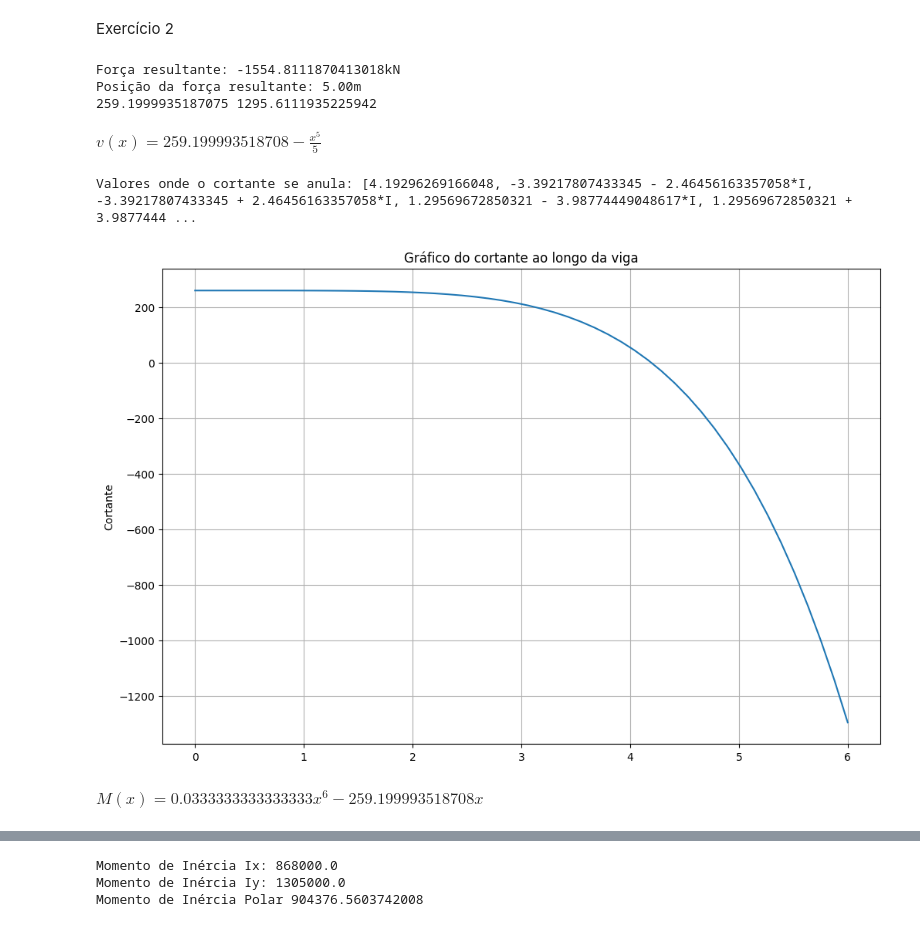
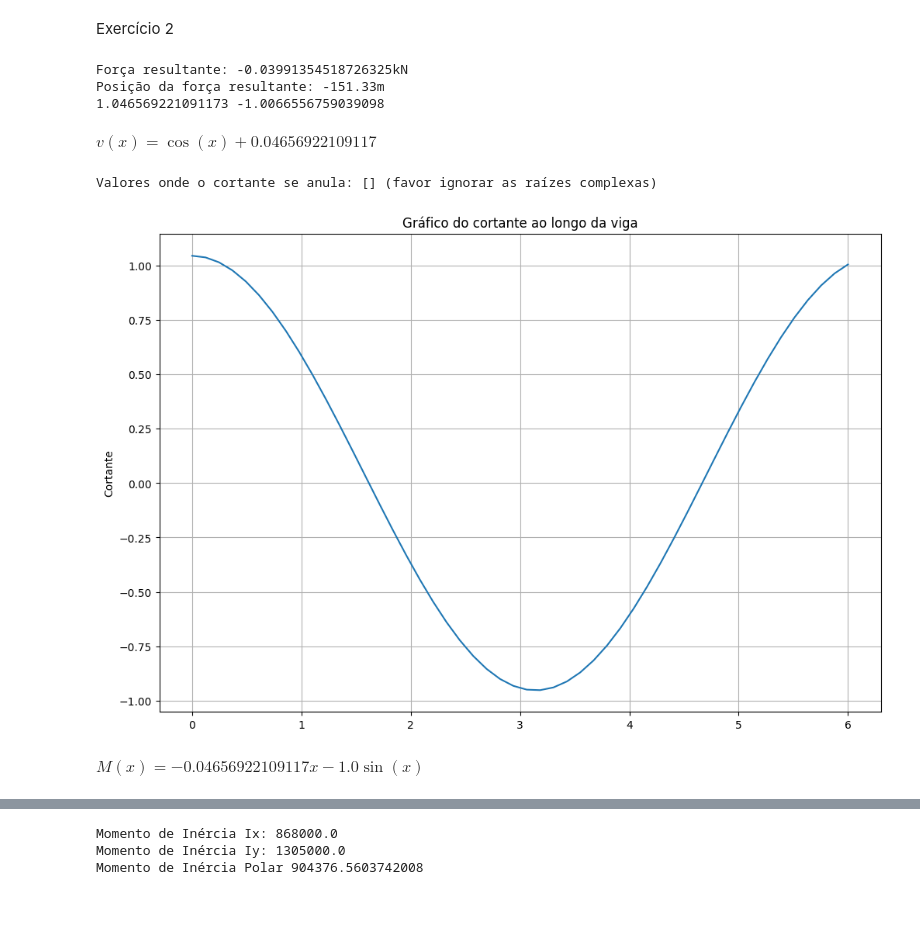
Before and after one commit to Heitor-CC/trabalho1_resmat, a Jupyter notebook: trabalho_resmat.ipynb, the cells around one changed output, grey strips where cells are left out. Saved outputs shown, nothing was run; the diff lists cells and outputs as text; code cells hidden in the pictures.

```diff
--- a/trabalho_resmat.ipynb
+++ b/trabalho_resmat.ipynb
@@ -82,7 +82,7 @@ def reacoesDeApoio2(dist,comp_dist):
 #Acha as reações de apoio e aplica na condição de contorno para a EDO dv/dx = -w(x)
 x = sp.symbols('x')
 v = sp.Function('v')
-w = x**4
+w = sp.sin(x)
 w_lambda = sp.lambdify(x,w,"numpy")
 Va,Vb = reacoesDeApoio2(w_lambda,6)
 print(Va,Vb)
@@ -91,28 +91,28 @@ cortante = sp.dsolve(eq_dif,ics = {v(0) : Va})
 funcao_cortante = sp.lambdify(x, cortante.rhs, "numpy")
 cortante
 # %% [output]
-Força resultante: -1554.8111870413018kN
-Posição da força resultante: 5.00m
-259.1999935187075 1295.6111935225942
+Força resultante: -0.03991354518726325kN
+Posição da força resultante: -151.33m
+1.046569221091173 -1.0066556759039098
-$\displaystyle v{\left(x \right)} = 259.199993518708 - \frac{x^{5}}{5}$
+$\displaystyle v{\left(x \right)} = \cos{\left(x \right)} + 0.04656922109117$
 # %%
 x_plot = np.linspace(0,6)
 y_plot = funcao_cortante(x_plot)
-
+funcao_cortante = sp.lambdify(x, cortante.rhs, "sympy")
 #onde o cortante se anula
-eq = sp.Eq(funcao_cortante(x),0)
+eq = sp.Eq(cortante,0)
 X = sp.solve(eq)
 print(f"Valores onde o cortante se anula: {X} (favor ignorar as raízes complexas)")
 #gráfico do cortante
 plt.figure(figsize=(12,8))
 plt.title("Gráfico do cortante ao longo da viga")
 plt.ylabel("Cortante")
 plt.plot(x_plot,y_plot)
 plt.grid(True)
 plt.show()
 # %% [output]
-Valores onde o cortante se anula: [4.19296269166048, -3.39217807433345 - 2.46456163357058*I, -3.39217807433345 + 2.46456163357058*I, 1.29569672850321 - 3.98774449048617*I, 1.29569672850321 + 3.9877444 ...
+Valores onde o cortante se anula: [] (favor ignorar as raízes complexas)
-[figure, old version]
+[figure, new version]
 # %%
 #acha a eq do momento fletor baseado na EDO dM/dx = V(x)
 
@@ -122,7 +122,7 @@ momento_fletor = sp.dsolve(eq,ics = {M(0) : 0})
 funcao_momento = sp.lambdify(x,momento_fletor.rhs,"numpy")
 momento_fletor
 # %% [output]
-$\displaystyle M{\left(x \right)} = 0.0333333333333333 x^{6} - 259.199993518708 x$
+$\displaystyle M{\left(x \right)} = - 0.04656922109117 x - 1.0 \sin{\left(x \right)}$
 # %%
 x_plot = np.linspace(0,6)
 y_plot = funcao_momento(x_plot)
```
Also changed, not shown: parts of 1 cell of this notebook.
